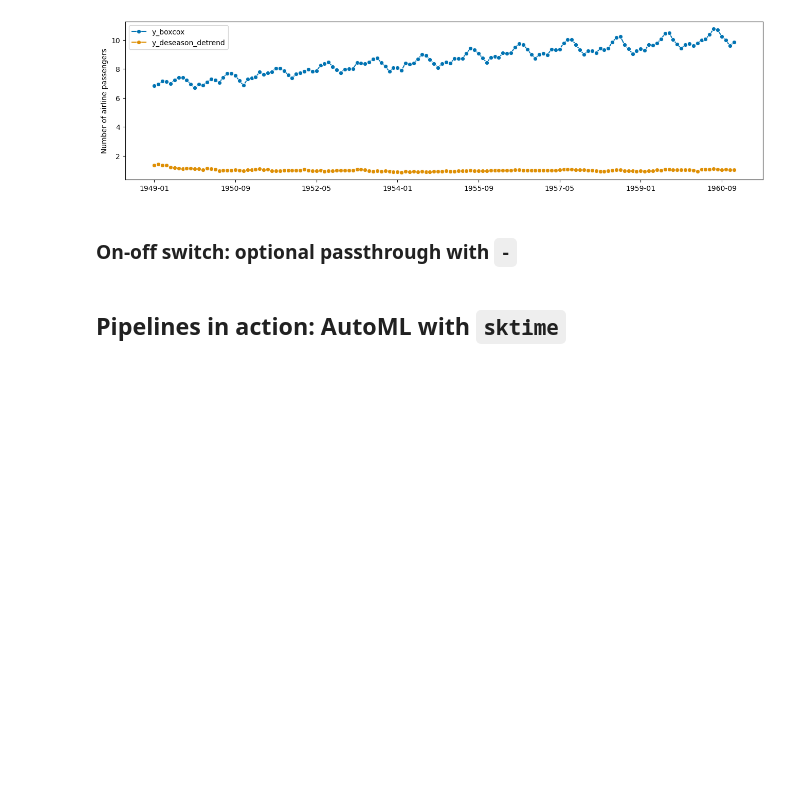
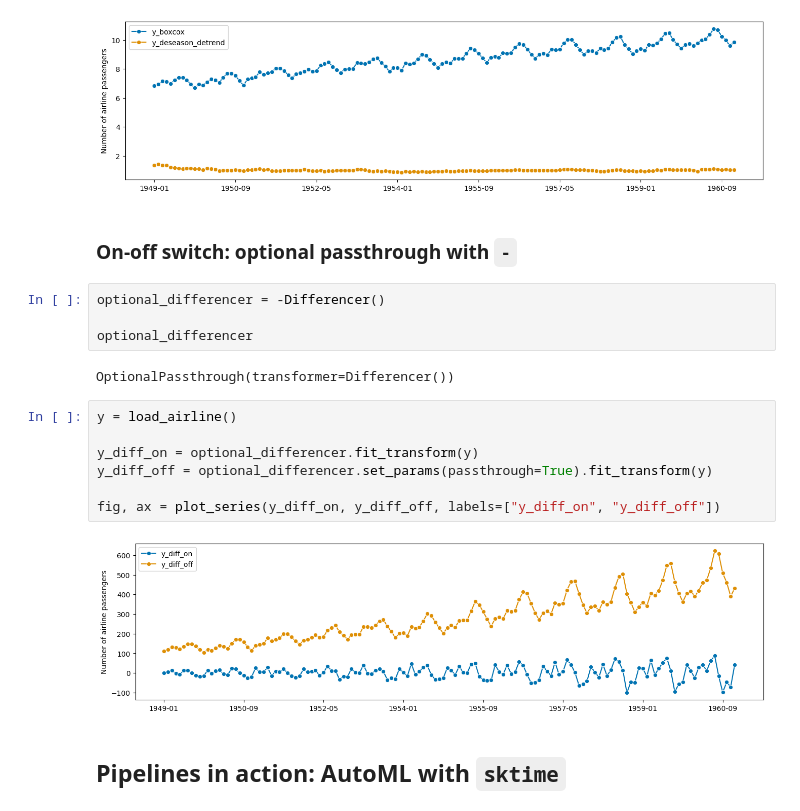
Before and after one commit to sktime/sktime-tutorial-ODSC-Europe-2023, a Jupyter notebook: notebooks/04_advanced.ipynb, the cells around one changed output. Drawn from its saved outputs; the diff is of its cells as text; blank space fills up the shorter version.

Commit message:
Add passthrough

```diff
--- a/notebooks/04_advanced.ipynb
+++ b/notebooks/04_advanced.ipynb
@@ -518,6 +518,21 @@ fig, ax = plot_series(y_boxcox, y_log_deseason_detrend, labels=["y_boxcox", "y_d
 [figure]
 # %% [markdown]
 ### On-off switch: optional passthrough with `-`
+# %%
+optional_differencer = -Differencer()
+
+optional_differencer
+# %% [output]
+OptionalPassthrough(transformer=Differencer())
+# %%
+y = load_airline()
+
+y_diff_on = optional_differencer.fit_transform(y)
+y_diff_off = optional_differencer.set_params(passthrough=True).fit_transform(y)
+
+fig, ax = plot_series(y_diff_on, y_diff_off, labels=["y_diff_on", "y_diff_off"])
+# %% [output]
+[figure, added]
 # %% [markdown]
 ## Pipelines in action: AutoML with `sktime`
 # %% [markdown]
```
